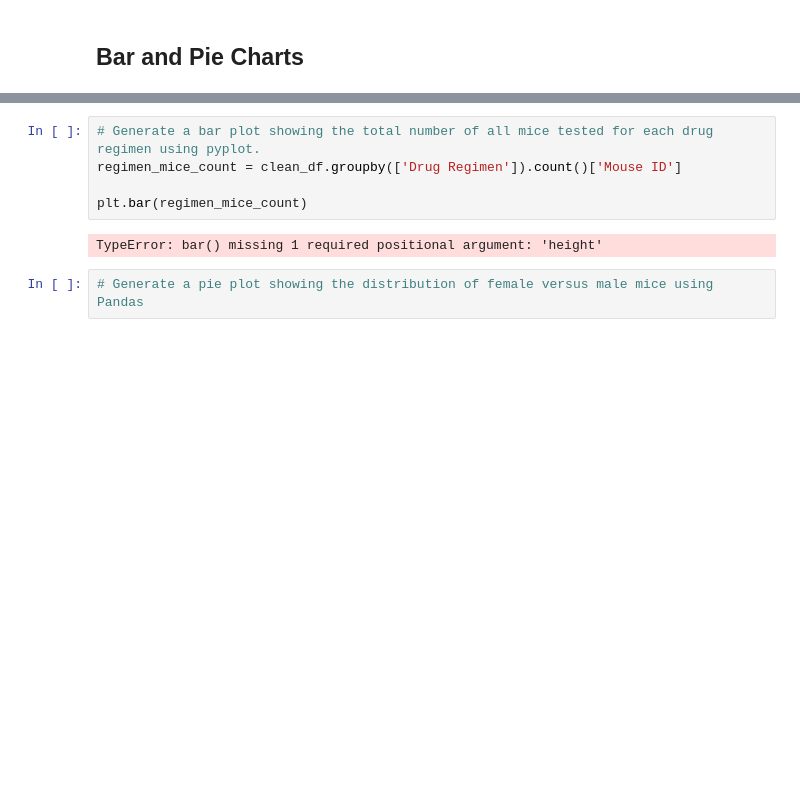
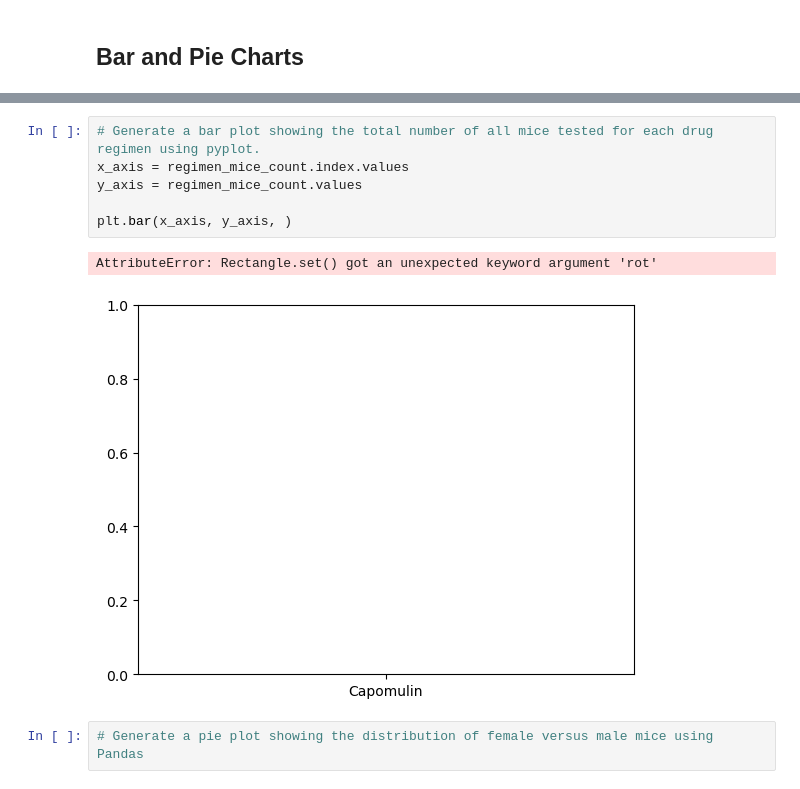
Before and after one commit to GabrielaCLopez/data-vis-challenge, a Jupyter notebook: Pymaceuticals/pymaceuticals_starter.ipynb, the cells around one changed output, grey strips where cells are left out. Cells and saved outputs as stored; diff of their text form; blank space fills up the shorter version.

```diff
--- a/Pymaceuticals/pymaceuticals_starter.ipynb
+++ b/Pymaceuticals/pymaceuticals_starter.ipynb
@@ -185,10 +200,12 @@ regimen_mice_count.plot(kind="bar")
 # %%
 # Generate a bar plot showing the total number of all mice tested for each drug regimen using pyplot.
-regimen_mice_count = clean_df.groupby(['Drug Regimen']).count()['Mouse ID']
+x_axis = regimen_mice_count.index.values
+y_axis = regimen_mice_count.values
 
-plt.bar(regimen_mice_count)
+plt.bar(x_axis, y_axis, )
 # %% [output]
-TypeError: bar() missing 1 required positional argument: 'height'
+AttributeError: Rectangle.set() got an unexpected keyword argument 'rot'
+[figure, added]
 # %%
 # Generate a pie plot showing the distribution of female versus male mice using Pandas
 # %%
```
Also changed, not shown: parts of 2 cells of this notebook, 2 other files.
